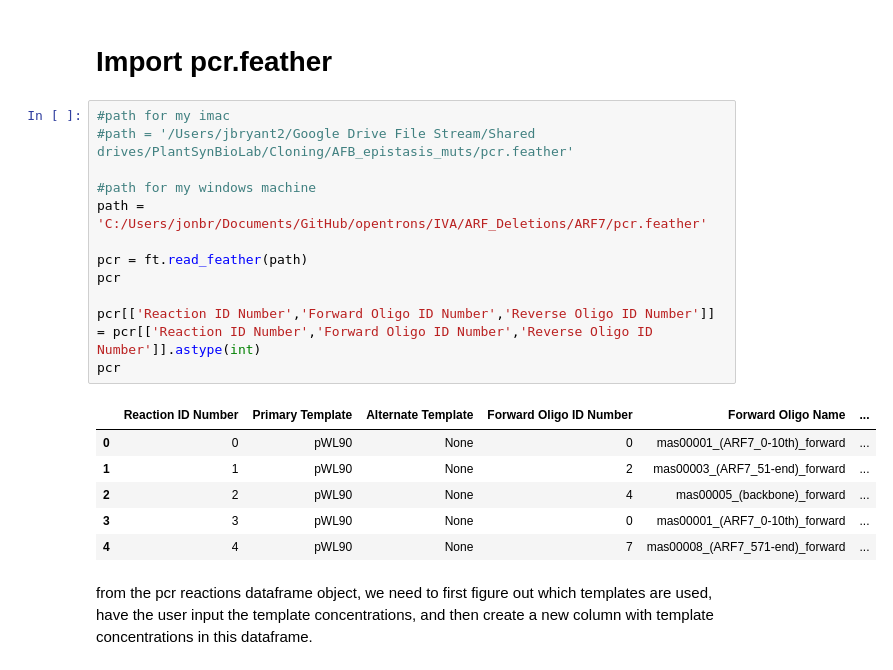
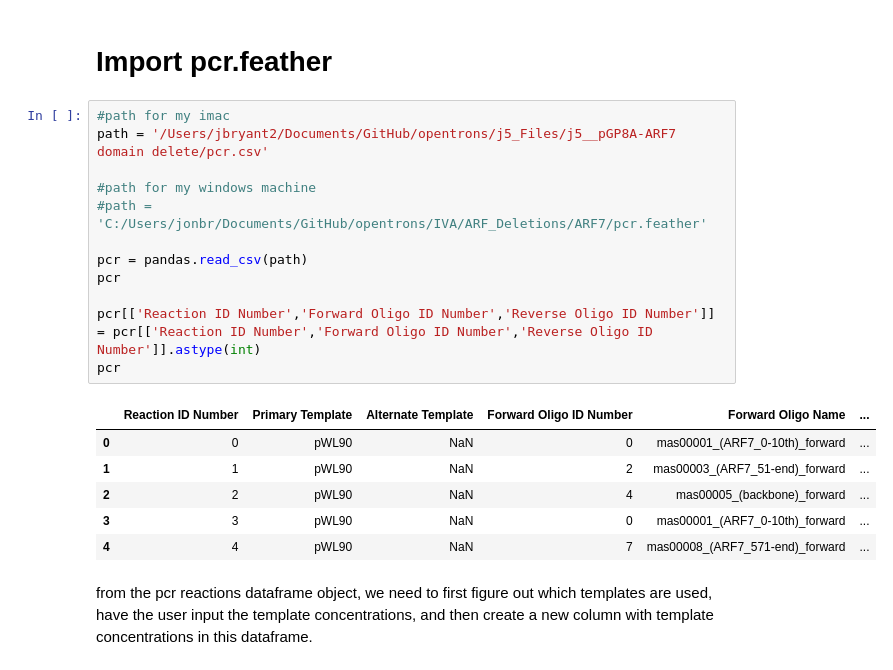
Before and after one commit to PlantSynBioLab/AssemblyTron, a Jupyter notebook: jupyter notebooks/ARF7_Deletions_IVA.ipynb, the cells around one changed output. Saved outputs shown, nothing was run; the diff lists cells and outputs as text.

Commit message:
modified ARF7 deletions to not use feather files

```diff
--- a/jupyter notebooks/ARF7_Deletions_IVA.ipynb
+++ b/jupyter notebooks/ARF7_Deletions_IVA.ipynb
@@ -130,23 +130,23 @@ oligos
 # Import pcr.feather
 # %%
 #path for my imac
-#path = '/Users/jbryant2/Google Drive File Stream/Shared drives/PlantSynBioLab/Cloning/AFB_epistasis_muts/pcr.feather'
+path = '/Users/jbryant2/Documents/GitHub/opentrons/j5_Files/j5__pGP8A-ARF7 domain delete/pcr.csv'
 
 #path for my windows machine
-path = 'C:/Users/jonbr/Documents/GitHub/opentrons/IVA/ARF_Deletions/ARF7/pcr.feather'
+#path = 'C:/Users/jonbr/Documents/GitHub/opentrons/IVA/ARF_Deletions/ARF7/pcr.feather'
 
-pcr = ft.read_feather(path)
+pcr = pandas.read_csv(path)
 pcr
 
 pcr[['Reaction ID Number','Forward Oligo ID Number','Reverse Oligo ID Number']] = pcr[['Reaction ID Number','Forward Oligo ID Number','Reverse Oligo ID Number']].astype(int)
 pcr
 # %% [output]
 |  | Reaction ID Number | Primary Template | Alternate Template | Forward Oligo ID Number | Forward Oligo Name | ... |
-| 0 | 0 | pWL90 | None | 0 | mas00001_(ARF7_0-10th)_forward | ... |
-| 1 | 1 | pWL90 | None | 2 | mas00003_(ARF7_51-end)_forward | ... |
-| 2 | 2 | pWL90 | None | 4 | mas00005_(backbone)_forward | ... |
-| 3 | 3 | pWL90 | None | 0 | mas00001_(ARF7_0-10th)_forward | ... |
-| 4 | 4 | pWL90 | None | 7 | mas00008_(ARF7_571-end)_forward | ... |
+| 0 | 0 | pWL90 | NaN | 0 | mas00001_(ARF7_0-10th)_forward | ... |
+| 1 | 1 | pWL90 | NaN | 2 | mas00003_(ARF7_51-end)_forward | ... |
+| 2 | 2 | pWL90 | NaN | 4 | mas00005_(backbone)_forward | ... |
+| 3 | 3 | pWL90 | NaN | 0 | mas00001_(ARF7_0-10th)_forward | ... |
+| 4 | 4 | pWL90 | NaN | 7 | mas00008_(ARF7_571-end)_forward | ... |
 # %% [markdown]
 from the pcr reactions dataframe object, we need to first figure out which templates are used, have the user input the template concentrations, and then create a new column with template concentrations in this dataframe.
 # %%
```
Also changed, not shown: parts of 13 cells of this notebook, 8 other files.
